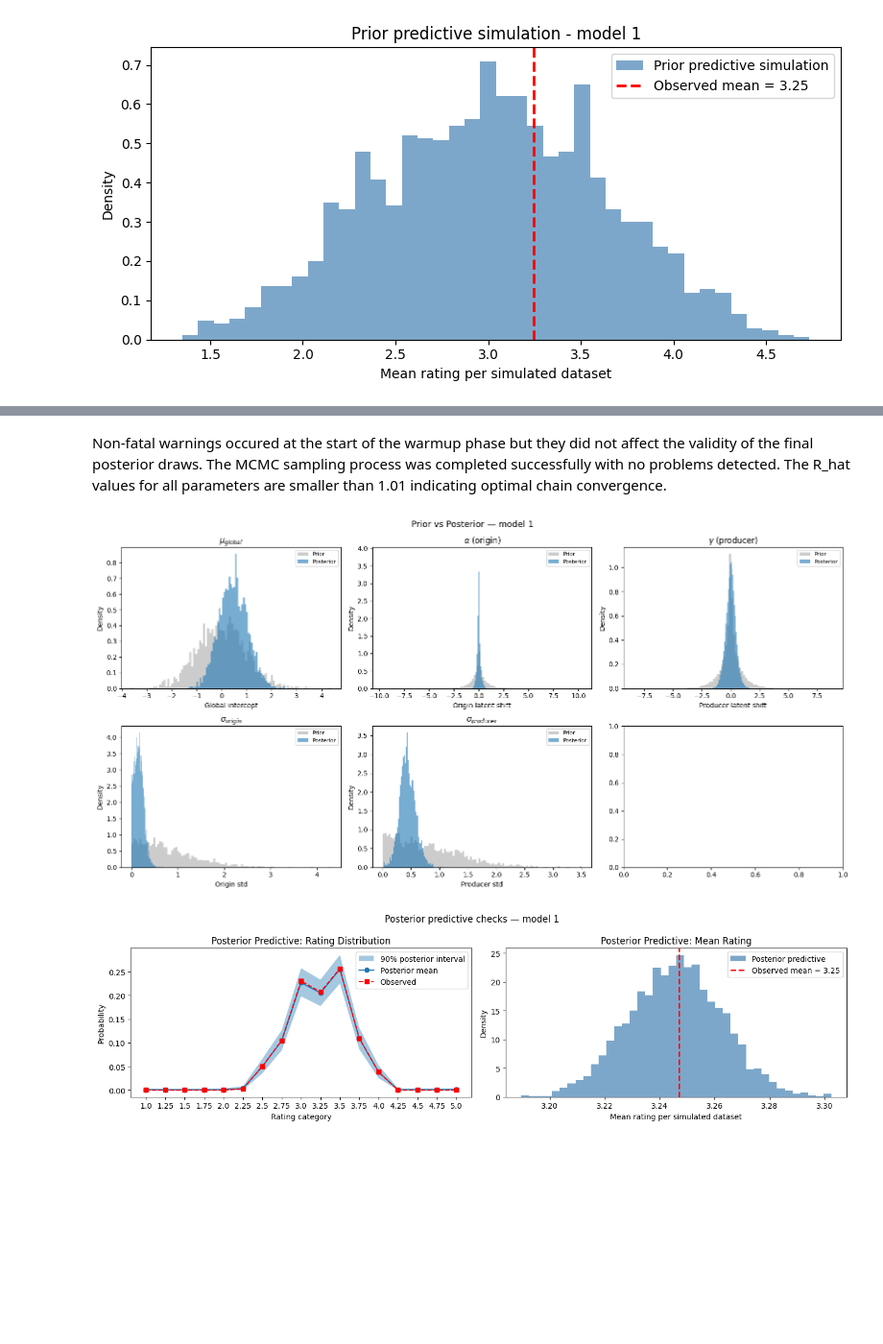
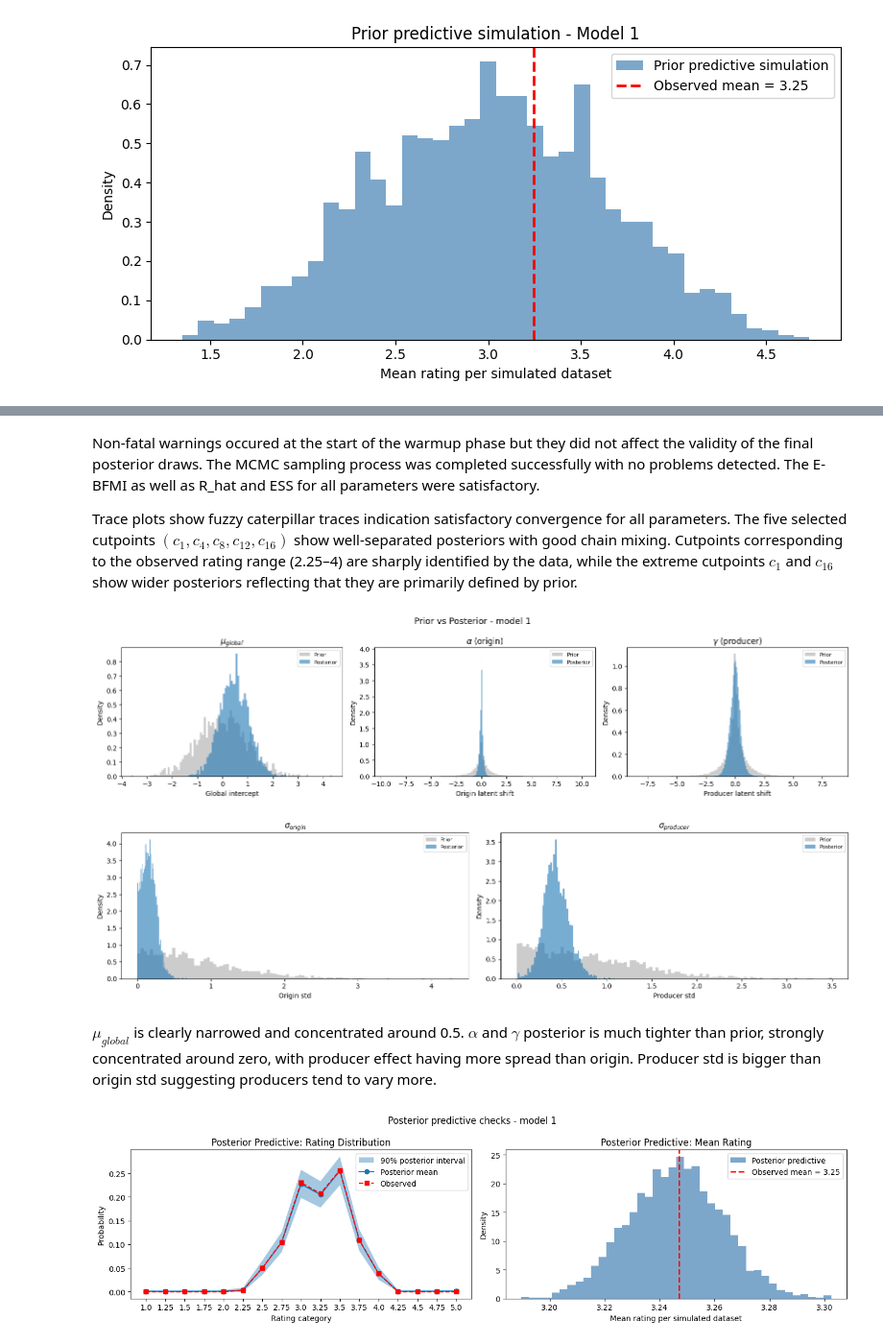
Before and after one commit to Julkaidscns/Chocolate-DA, a Jupyter notebook: analysis.ipynb, the cells around one changed output, grey strips where cells are left out. Shown at 96% size. Saved outputs shown, nothing was run; the diff lists cells and outputs as text; code cells hidden in the pictures; blank space fills up the shorter version.

```diff
--- a/analysis.ipynb
+++ b/analysis.ipynb
@@ -11,4 +11,4 @@ import arviz as az
 import matplotlib
 import matplotlib.colors as mcolors
 
-RELATIVE = True
+RELATIVE = False
@@ -397,7 +259,7 @@ ax.axvline(observed_mean, color="red", lw=2, ls="--",
            label=f"Observed mean = {observed_mean:.2f}")
 ax.set_xlabel("Mean rating per simulated dataset")
 ax.set_ylabel("Density")
-ax.set_title("Prior predictive simulation - model 1")
+ax.set_title("Prior predictive simulation - Model 1")
 ax.legend()
 plt.tight_layout()
 plt.show()
@@ -635,31 +440,51 @@ Parameters with ESS < 400: 0
 # %% [markdown]
-Non-fatal warnings occured at the start of the warmup phase but they did not affect the validity of the final posterior draws. The MCMC sampling process was completed successfully with no problems detected. The R_hat values for all parameters are smaller than 1.01 indicating optimal chain convergence.
+Non-fatal warnings occured at the start of the warmup phase but they did not affect the validity of the final posterior draws. The MCMC sampling process was completed successfully with no problems detected. The E-BFMI as well as R_hat and ESS for all parameters were satisfactory.
+
+Trace plots show fuzzy caterpillar traces indication satisfactory convergence for all parameters. The five selected cutpoints $(c_1, c_4, c_8, c_{12}, c_{16})$ show well-separated posteriors with good chain mixing. Cutpoints corresponding to the observed rating range (2.25–4) are sharply identified by the data, while the extreme cutpoints $c_1$ and $c_{16}$ show wider posteriors reflecting that they are primarily defined by prior.
 # %%
-fig, axes = plt.subplots(2, 3, figsize=(16, 8))
+fig, axes = plt.subplots(1, 3, figsize=(16, 4))
 axes = axes.flatten()
 
 panels = [
     (mu_global_samples1,       mu_global_prior1,        r"$\mu_{global}$",        "Global intercept"),
     (alpha_samples1.flatten(), alpha_prior1.flatten(),   r"$\alpha$ (origin)",     "Origin latent shift"),
-    (gamma_samples1.flatten(), gamma_prior1.flatten(),   r"$\gamma$ (producer)",   "Producer latent shift"),
-    (sigma_origin1,            sigma_origin_prior1,      r"$\sigma_{origin}$",     "Origin std"),
-    (sigma_producer1,          sigma_prod_prior1,        r"$\sigma_{producer}$",   "Producer std"),
-
+    (gamma_samples1.flatten(), gamma_prior1.flatten(),   r"$\gamma$ (producer)",   "Producer latent shift")
 ]
 
 for ax, (post, prior, title, xlabel) in zip(axes, panels):
     ax.hist(prior, bins=100, density=True, alpha=0.4, color="gray", label="Prior")
     ax.hist(post,  bins=60,  density=True, alpha=0.6, label="Posterior")
     ax.set_title(title)
     ax.set_xlabel(xlabel)
     ax.set_ylabel("Density")
     ax.legend(fontsize=8)
 
-plt.suptitle("Prior vs Posterior — model 1", fontsize=13)
+plt.suptitle("Prior vs Posterior - model 1", fontsize=13)
+plt.tight_layout()
+
+fig, axes = plt.subplots(1, 2, figsize=(16, 4))
+axes = axes.flatten()
+
+panels = [
+    (sigma_origin1,            sigma_origin_prior1,      r"$\sigma_{origin}$",     "Origin std"),
+    (sigma_producer1,          sigma_prod_prior1,        r"$\sigma_{producer}$",   "Producer std")
+]
+
+for ax, (post, prior, title, xlabel) in zip(axes, panels):
+    ax.hist(prior, bins=100, density=True, alpha=0.4, color="gray", label="Prior")
+    ax.hist(post,  bins=60,  density=True, alpha=0.6, label="Posterior")
+    ax.set_title(title)
+    ax.set_xlabel(xlabel)
+    ax.set_ylabel("Density")
+    ax.legend(fontsize=8)
+
 plt.tight_layout()
 plt.show()
 # %% [output]
-[figure, old version]
+[figure, new version]
+[figure, added]
+# %% [markdown]
+$\mu_{global}$ is clearly narrowed and concentrated around 0.5. $\alpha$ and $\gamma$ posterior is much tighter than prior, strongly concentrated around zero, with producer effect having more spread than origin. Producer std is bigger than origin std suggesting producers tend to vary more.
 # %%
 pred_counts = np.apply_along_axis(
     lambda x: np.bincount(x.astype(int) - 1, minlength=C), 1, rating_pred_post1
```
Also changed, not shown: parts of 45 cells of this notebook, 3 other files.
